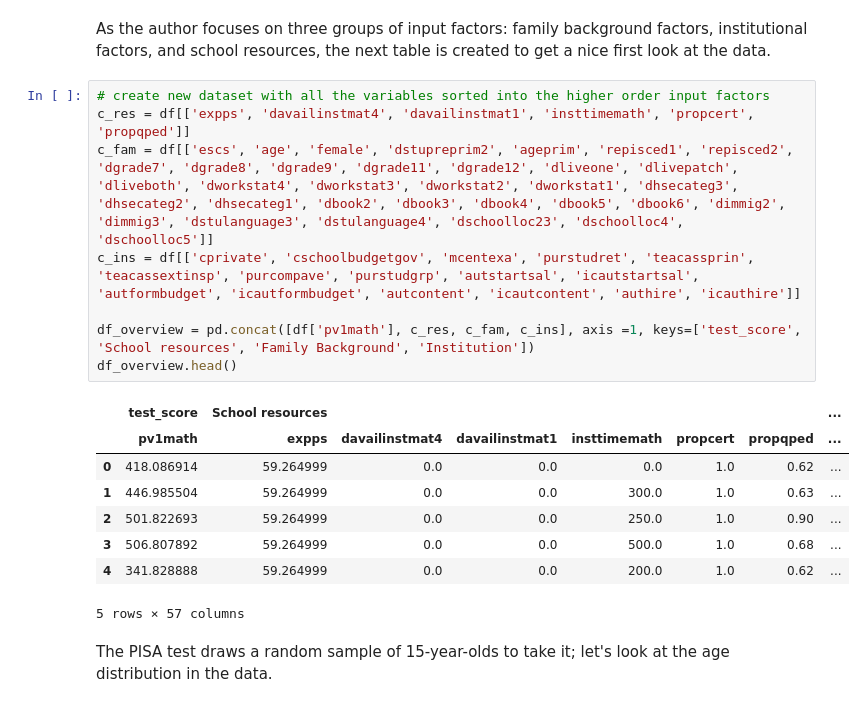
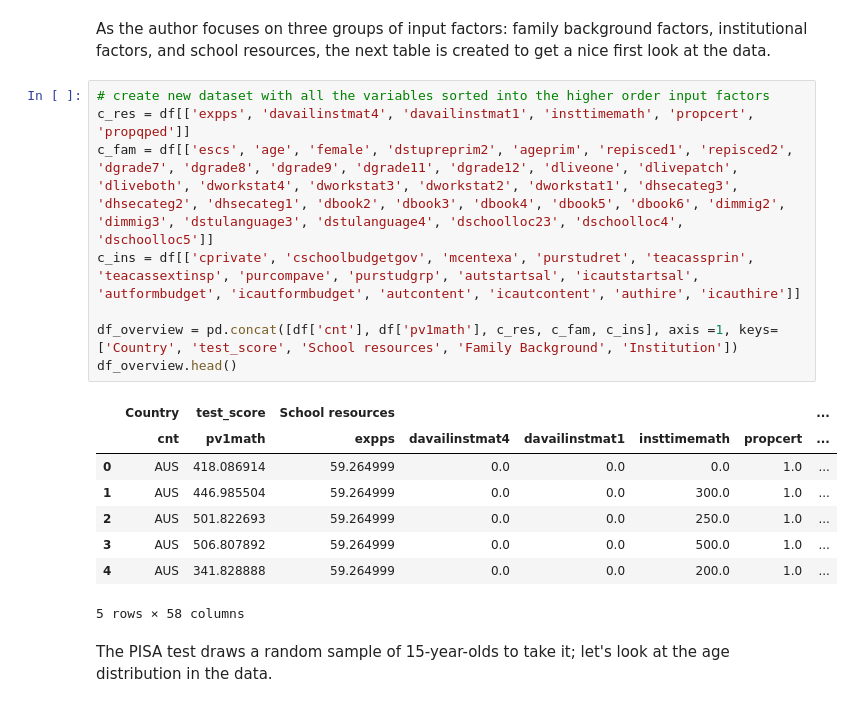
Before and after one commit to MVBrinker/student-project-ELJust, a Jupyter notebook: Woessmann_School_System.ipynb, the cells around one changed output. Drawn from its saved outputs; the diff is of its cells as text.

Commit message:
Added preparatory structure for the tables to reproduce.

```diff
--- a/Woessmann_School_System.ipynb
+++ b/Woessmann_School_System.ipynb
@@ -60,20 +60,20 @@ As the author focuses on three groups of input factors: family background factor
 # %%
 # create new dataset with all the variables sorted into the higher order input factors
 c_res = df[['expps', 'davailinstmat4', 'davailinstmat1', 'insttimemath', 'propcert', 'propqped']]
 c_fam = df[['escs', 'age', 'female', 'dstupreprim2', 'ageprim', 'repisced1', 'repisced2', 'dgrade7', 'dgrade8', 'dgrade9', 'dgrade11', 'dgrade12', 'dliveone', 'dlivepatch', 'dliveboth', 'dworkstat4', 'dworkstat3', 'dworkstat2', 'dworkstat1', 'dhsecateg3', 'dhsecateg2', 'dhsecateg1', 'dbook2', 'dbook3', 'dbook4', 'dbook5', 'dbook6', 'dimmig2', 'dimmig3', 'dstulanguage3', 'dstulanguage4', 'dschoolloc23', 'dschoolloc4', 'dschoolloc5']]
 c_ins = df[['cprivate', 'cschoolbudgetgov', 'mcentexa', 'purstudret', 'teacassprin', 'teacassextinsp', 'purcompave', 'purstudgrp', 'autstartsal', 'icautstartsal', 'autformbudget', 'icautformbudget', 'autcontent', 'icautcontent', 'authire', 'icauthire']]
 
-df_overview = pd.concat([df['pv1math'], c_res, c_fam, c_ins], axis =1, keys=['test_score', 'School resources', 'Family Background', 'Institution'])
+df_overview = pd.concat([df['cnt'], df['pv1math'], c_res, c_fam, c_ins], axis =1, keys=['Country', 'test_score', 'School resources', 'Family Background', 'Institution'])
 df_overview.head()
 # %% [output]
-|  | test_score | School resources |  |  |  |  |  | ... |
-|  | pv1math | expps | davailinstmat4 | davailinstmat1 | insttimemath | propcert | propqped | ... |
-| 0 | 418.086914 | 59.264999 | 0.0 | 0.0 | 0.0 | 1.0 | 0.62 | ... |
-| 1 | 446.985504 | 59.264999 | 0.0 | 0.0 | 300.0 | 1.0 | 0.63 | ... |
-| 2 | 501.822693 | 59.264999 | 0.0 | 0.0 | 250.0 | 1.0 | 0.90 | ... |
-| 3 | 506.807892 | 59.264999 | 0.0 | 0.0 | 500.0 | 1.0 | 0.68 | ... |
-| 4 | 341.828888 | 59.264999 | 0.0 | 0.0 | 200.0 | 1.0 | 0.62 | ... |
+|  | Country | test_score | School resources |  |  |  |  | ... |
+|  | cnt | pv1math | expps | davailinstmat4 | davailinstmat1 | insttimemath | propcert | ... |
+| 0 | AUS | 418.086914 | 59.264999 | 0.0 | 0.0 | 0.0 | 1.0 | ... |
+| 1 | AUS | 446.985504 | 59.264999 | 0.0 | 0.0 | 300.0 | 1.0 | ... |
+| 2 | AUS | 501.822693 | 59.264999 | 0.0 | 0.0 | 250.0 | 1.0 | ... |
+| 3 | AUS | 506.807892 | 59.264999 | 0.0 | 0.0 | 500.0 | 1.0 | ... |
+| 4 | AUS | 341.828888 | 59.264999 | 0.0 | 0.0 | 200.0 | 1.0 | ... |
-5 rows × 57 columns
+5 rows × 58 columns
 # %% [markdown]
 The PISA test draws a random sample of 15-year-olds to take it; let's look at the age distribution in the data.
 # %%
```
Also changed, not shown: parts of 7 cells of this notebook.
